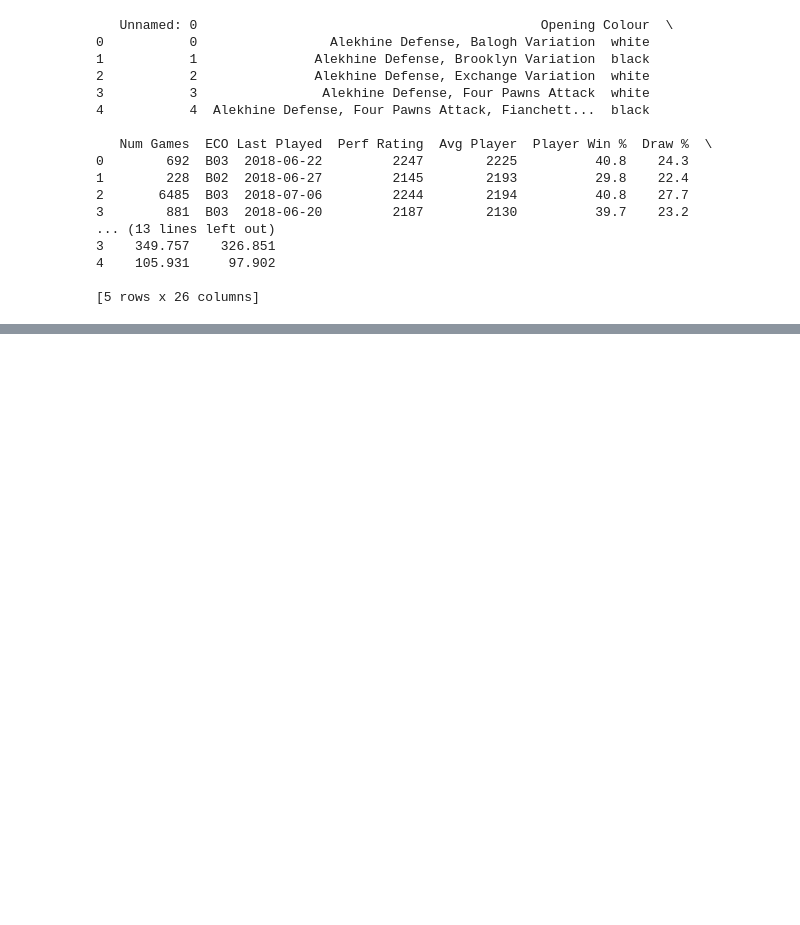
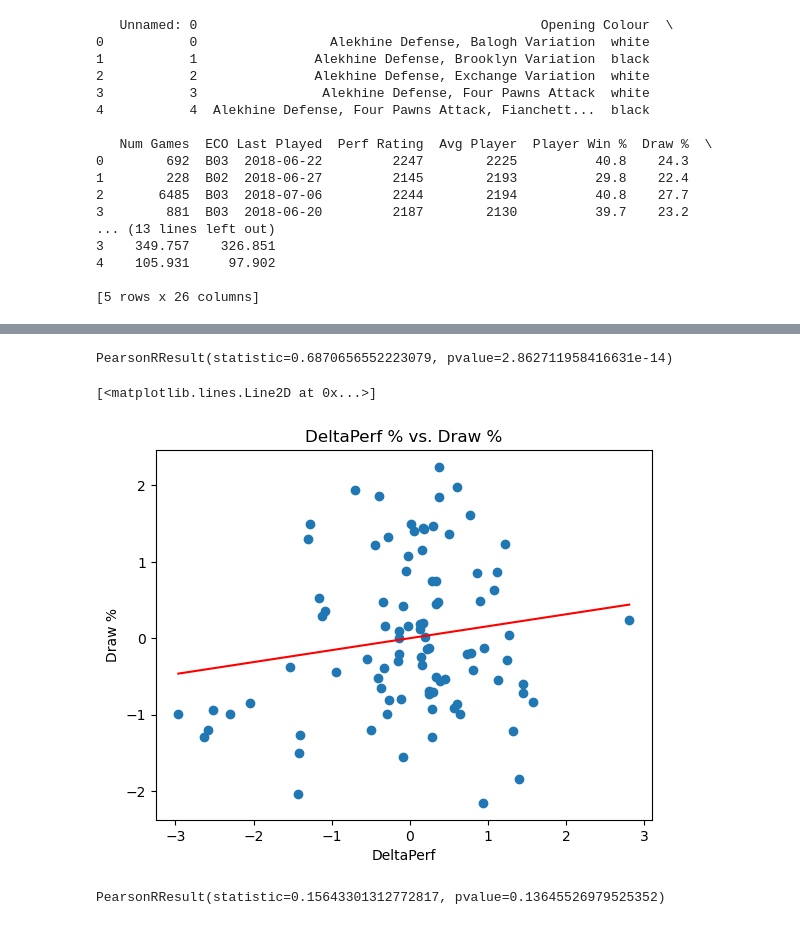
Before and after one commit to alexandredesbos/DAV-CA1, a Jupyter notebook: main.ipynb, the cells around one changed output, grey strips where cells are left out. Saved outputs shown, nothing was run; the diff lists cells and outputs as text; code cells hidden in the pictures; blank space fills up the shorter version.

```diff
--- a/main.ipynb
+++ b/main.ipynb
@@ -208,0 +246,21 @@ plt.show()
+# %%
+from scipy.stats import pearsonr
+
+corr = pearsonr(data['Opponent Win %'], data['Draw %'])
+print(corr)
+# %% [output]
+PearsonRResult(statistic=0.6870656552223079, pvalue=2.862711958416631e-14)
+# %%
+plt.title("DeltaPerf % vs. Draw %")
+plt.xlabel("DeltaPerf")
+plt.ylabel("Draw %")
+plt.scatter(data['DeltaPerf'], data['Draw %'])
+plt.plot(np.unique(data['DeltaPerf']), np.poly1d(np.polyfit(data['DeltaPerf'], data['Draw %'], 1))(np.unique(data['DeltaPerf'])), color='red')
+# %% [output]
+[<matplotlib.lines.Line2D at 0x...>]
+[figure, added]
+# %%
+coor = pearsonr(data['DeltaPerf'], data['Draw %'])
+print(coor)
+# %% [output]
+PearsonRResult(statistic=0.15643301312772817, pvalue=0.13645526979525352)
```
Also changed, not shown: parts of 15 cells of this notebook, 2 other files.
